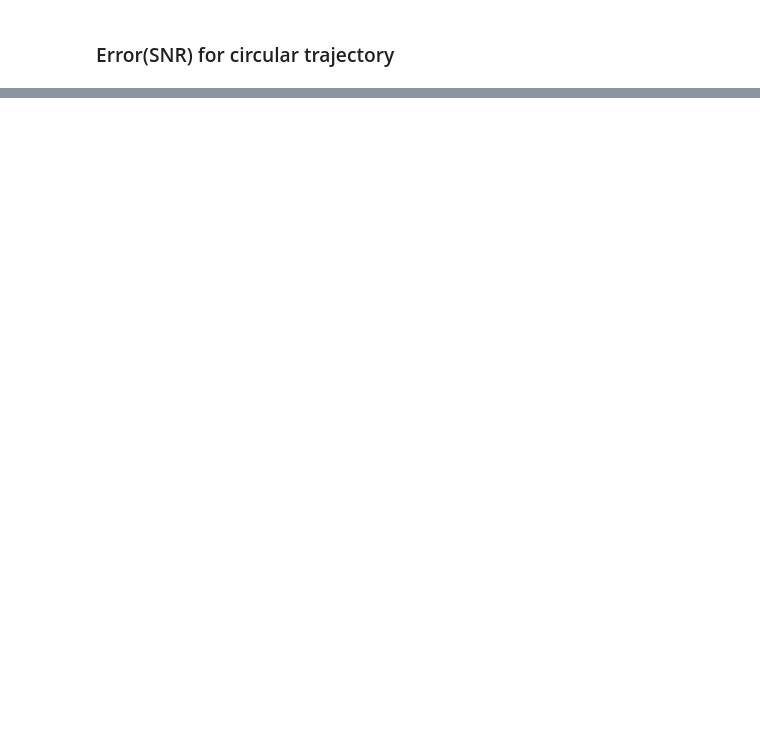
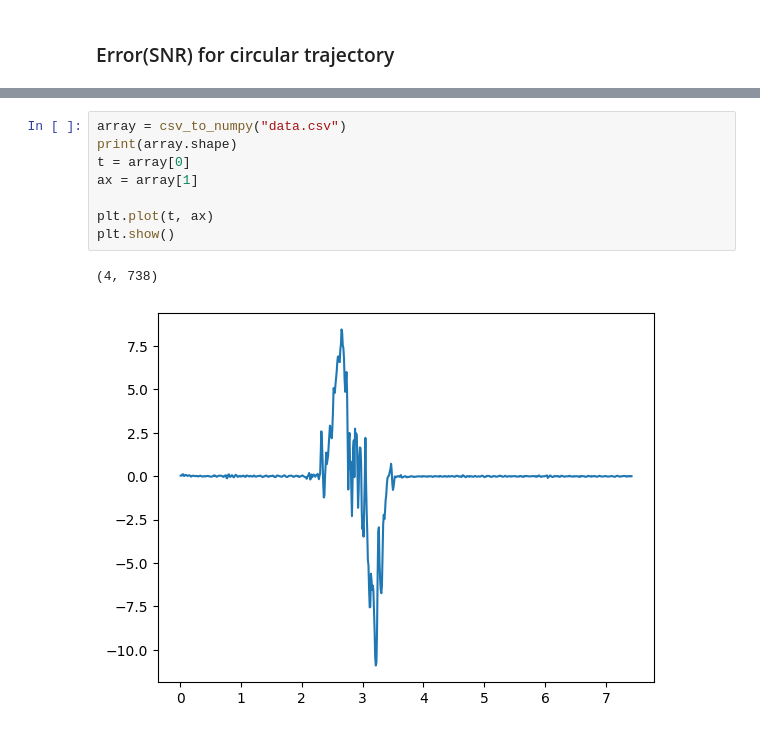
Before and after one commit to AlbrechtMaximilian/dsvs-praktikum, a Jupyter notebook: task_a.ipynb, the cells around one changed output, grey strips where cells are left out. Drawn from its saved outputs; the diff is of its cells as text; blank space fills up the shorter version.

```diff
--- a/task_a.ipynb
+++ b/task_a.ipynb
@@ -132,0 +142,11 @@ plt.show()
+# %%
+array = csv_to_numpy("data.csv")
+print(array.shape)
+t = array[0]
+ax = array[1]
+
+plt.plot(t, ax)
+plt.show()
+# %% [output]
+(4, 738)
+[figure, added]
```
Also changed, not shown: parts of 7 cells of this notebook, 6 other files.
